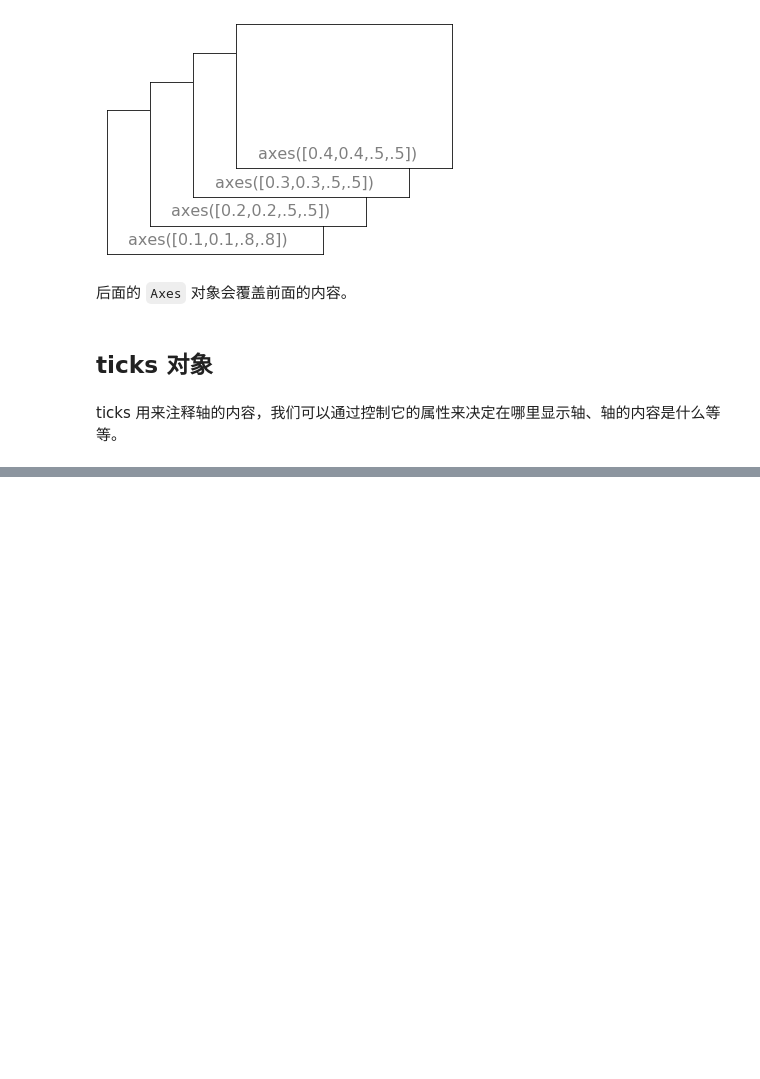
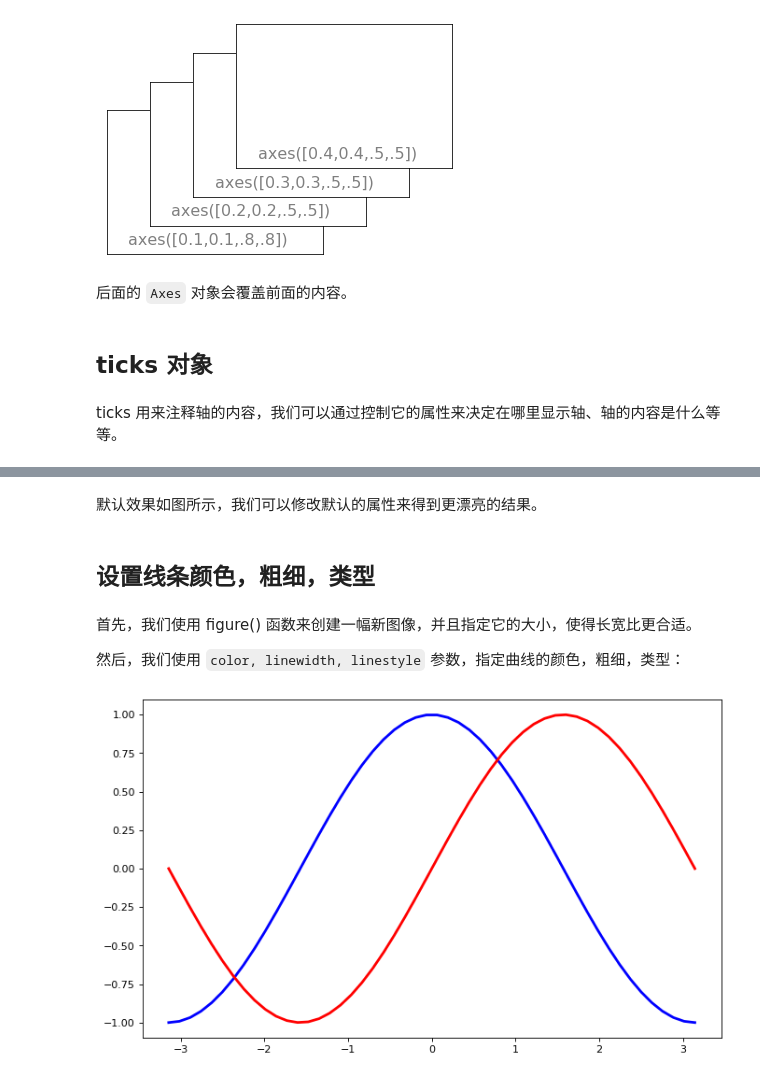
Before and after one commit to foreverimay/python_notes, a Jupyter notebook: Matplotlib介绍.ipynb, the cells around one changed output, grey strips where cells are left out. Cells and saved outputs as stored; diff of their text form; code cells hidden in the pictures; blank space fills up the shorter version.

```diff
--- a/Matplotlib介绍.ipynb
+++ b/Matplotlib介绍.ipynb
@@ -1127,0 +1152,20 @@ ticks 用来注释轴的内容，我们可以通过控制它的属性来决定
+# %% [markdown]
+默认效果如图所示，我们可以修改默认的属性来得到更漂亮的结果。
+# %% [markdown]
+## 设置线条颜色，粗细，类型
+# %% [markdown]
+首先，我们使用 figure() 函数来创建一幅新图像，并且指定它的大小，使得长宽比更合适。
+
+然后，我们使用 `color, linewidth, linestyle` 参数，指定曲线的颜色，粗细，类型：
+# %%
+# 设置图像大小
+f = plt.figure(figsize=(10,6), dpi=80)
+
+# 画图，指定颜色，线宽，类型
+p = plt.plot(x, c, color="blue", linewidth=2.5, linestyle="-")
+p = plt.plot(x, s, color="red",  linewidth=2.5, linestyle="-")
+
+# 在脚本中需要加上这句才会显示图像
+# plt.show()
+# %% [output]
+[figure, added]
```
Also changed, not shown: parts of 53 cells of this notebook.
